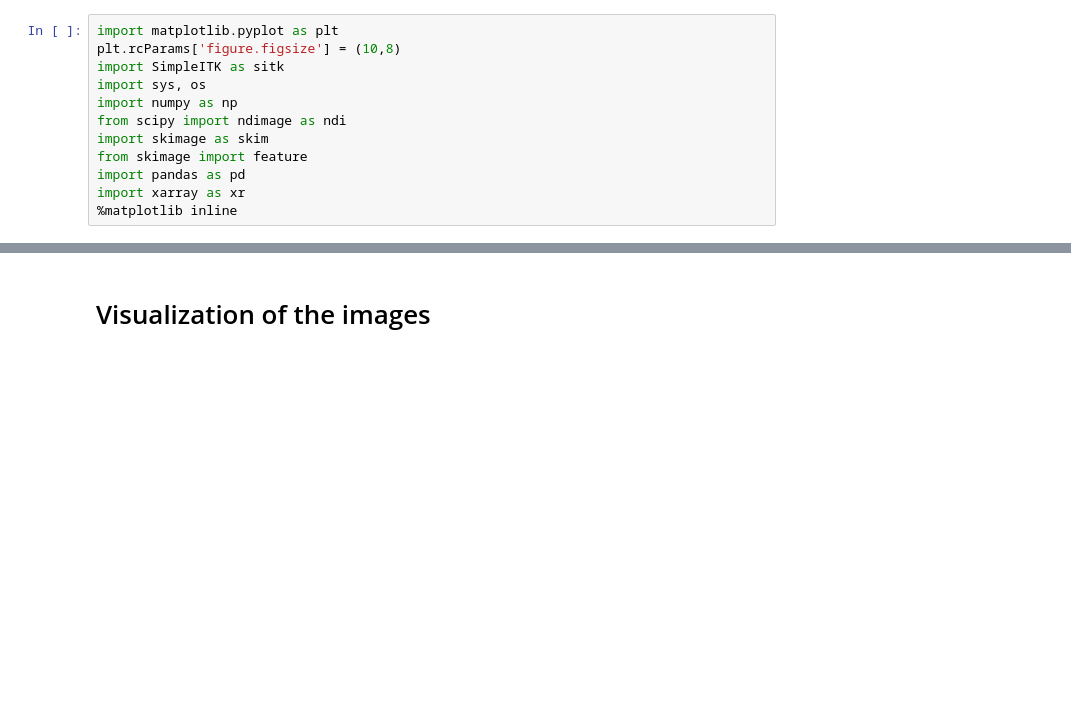
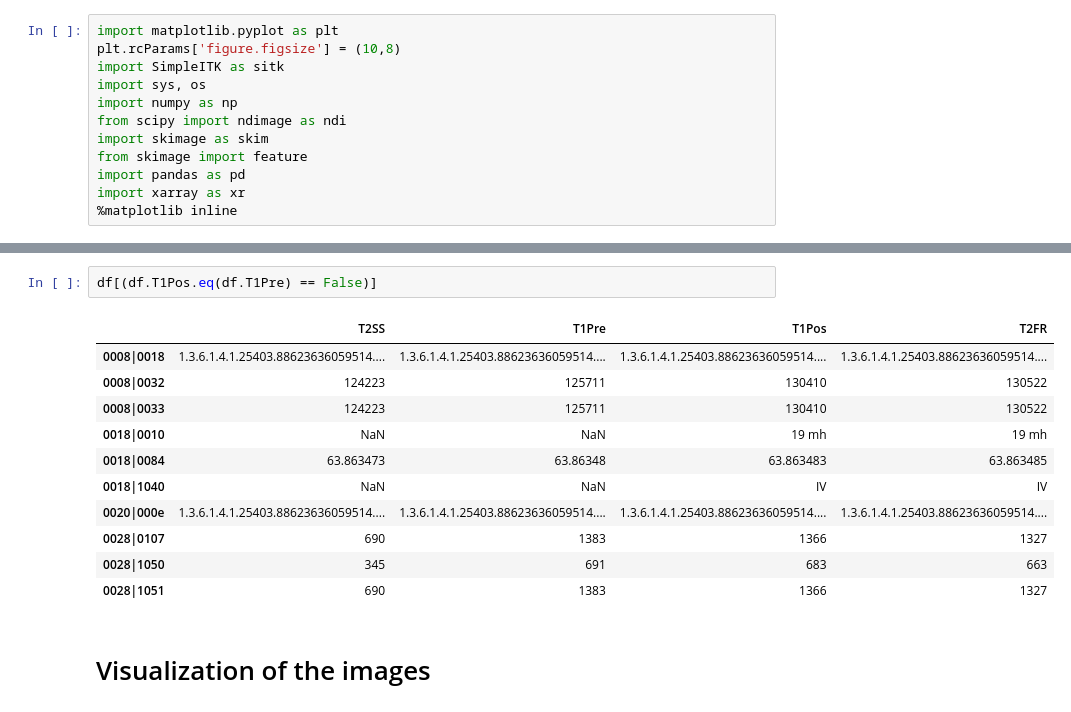
Before and after one commit to batmanlab/predictElasticity, a Jupyter notebook: notebooks/exploreFirstDataBatch.ipynb, the cells around one changed output, grey strips where cells are left out. Saved outputs shown, nothing was run; the diff lists cells and outputs as text; blank space fills up the shorter version.

```diff
--- a/notebooks/exploreFirstDataBatch.ipynb
+++ b/notebooks/exploreFirstDataBatch.ipynb
@@ -101,3 +77,17 @@ with pd.option_context('display.max_rows', None, 'display.max_columns', None):
+# %%
+df[(df.T1Pos.eq(df.T1Pre) == False)]
+# %% [output]
+|  | T2SS | T1Pre | T1Pos | T2FR |
+| 0008|0018 | 1.3.6.1.4.1.25403.88623636059514.... | 1.3.6.1.4.1.25403.88623636059514.... | 1.3.6.1.4.1.25403.88623636059514.... | 1.3.6.1.4.1.25403.88623636059514.... |
+| 0008|0032 | 124223 | 125711 | 130410 | 130522 |
+| 0008|0033 | 124223 | 125711 | 130410 | 130522 |
+| 0018|0010 | NaN | NaN | 19 mh | 19 mh |
+| 0018|0084 | 63.863473 | 63.86348 | 63.863483 | 63.863485 |
+| 0018|1040 | NaN | NaN | IV | IV |
+| 0020|000e | 1.3.6.1.4.1.25403.88623636059514.... | 1.3.6.1.4.1.25403.88623636059514.... | 1.3.6.1.4.1.25403.88623636059514.... | 1.3.6.1.4.1.25403.88623636059514.... |
+| 0028|0107 | 690 | 1383 | 1366 | 1327 |
+| 0028|1050 | 345 | 691 | 683 | 663 |
+| 0028|1051 | 690 | 1383 | 1366 | 1327 |
 # %% [markdown]
 # Visualization of the images
 # %%
```
Also changed, not shown: parts of 7 cells of this notebook, 1 other file.
